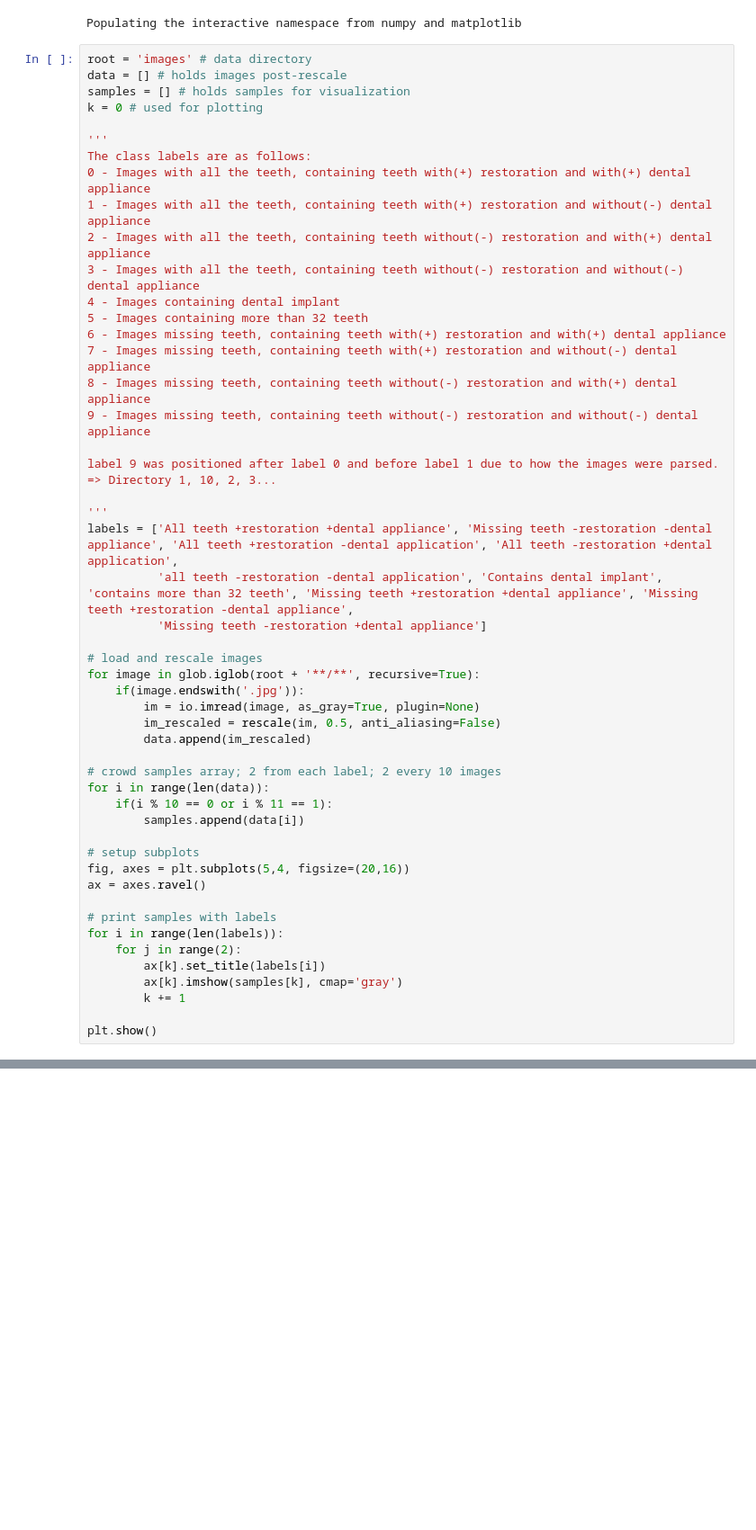
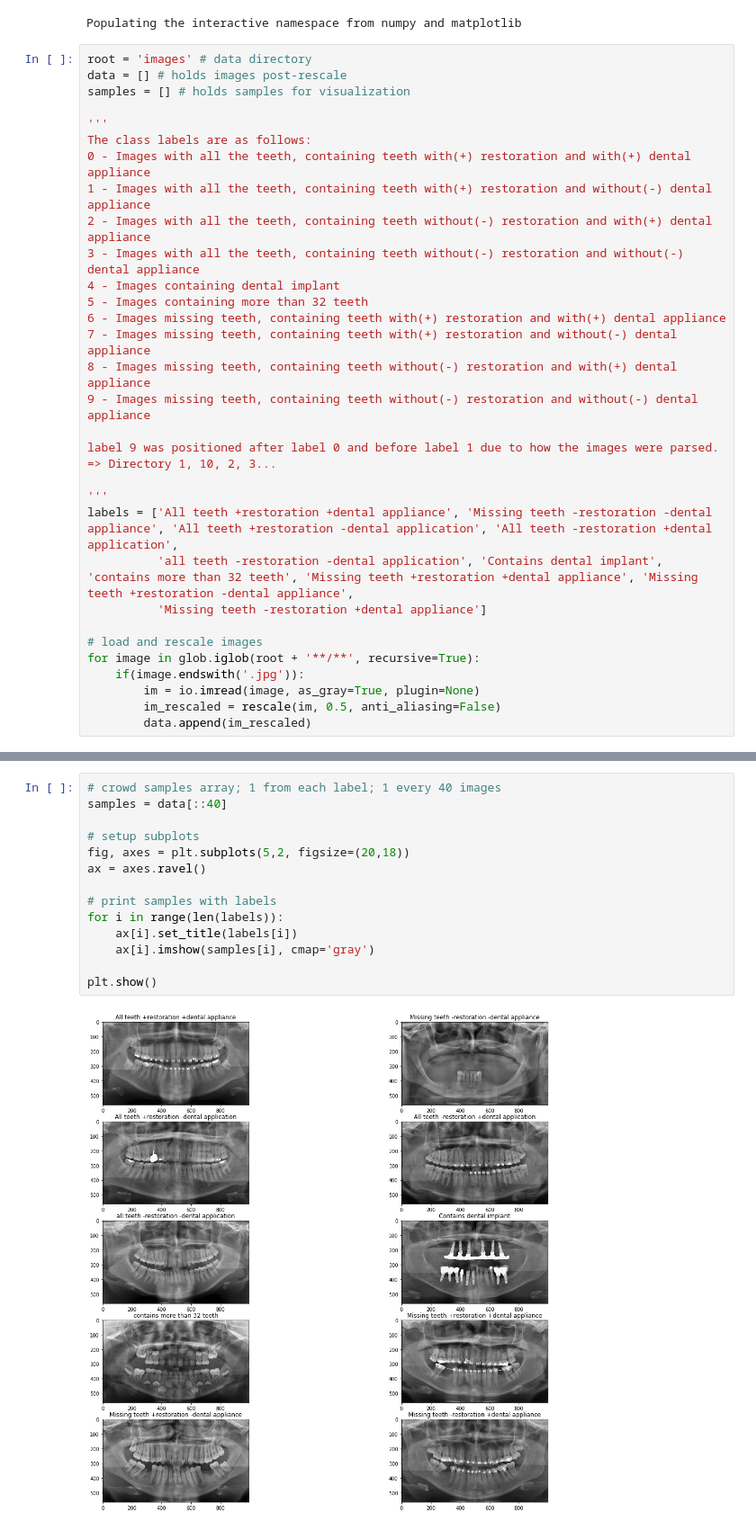
Before and after one commit to mdhach/unccv_project, a Jupyter notebook: tooth_decay.ipynb, the cells around one changed output, grey strips where cells are left out. Shown: that part at 90% size. Saved outputs shown, nothing was run; the diff lists cells and outputs as text; blank space fills up the shorter version.

Commit message:
fixed samples

```diff
--- a/tooth_decay.ipynb
+++ b/tooth_decay.ipynb
@@ -12,7 +12,6 @@ Populating the interactive namespace from numpy and matplotlib
 root = 'images' # data directory
 data = [] # holds images post-rescale
 samples = [] # holds samples for visualization
-k = 0 # used for plotting
 
 '''
 The class labels are as follows:
@@ -40,21 +39,3 @@ for image in glob.iglob(root + '**/**', recursive=True):
         im = io.imread(image, as_gray=True, plugin=None)
         im_rescaled = rescale(im, 0.5, anti_aliasing=False)
         data.append(im_rescaled)
-
-# crowd samples array; 2 from each label; 2 every 10 images
-for i in range(len(data)):
-    if(i % 10 == 0 or i % 11 == 1):
-        samples.append(data[i])
-
-# setup subplots
-fig, axes = plt.subplots(5,4, figsize=(20,16))
-ax = axes.ravel()
-
-# print samples with labels
-for i in range(len(labels)):
-    for j in range(2):
-        ax[k].set_title(labels[i])
-        ax[k].imshow(samples[k], cmap='gray')
-        k += 1
-
-plt.show()
@@ -62,0 +42,16 @@ plt.show()
+# %%
+# crowd samples array; 1 from each label; 1 every 40 images
+samples = data[::40]
+
+# setup subplots
+fig, axes = plt.subplots(5,2, figsize=(20,18))
+ax = axes.ravel()
+
+# print samples with labels
+for i in range(len(labels)):
+    ax[i].set_title(labels[i])
+    ax[i].imshow(samples[i], cmap='gray')
+
+plt.show()
+# %% [output]
+[figure, added]
```
Also changed, not shown: parts of 1 cell of this notebook.
